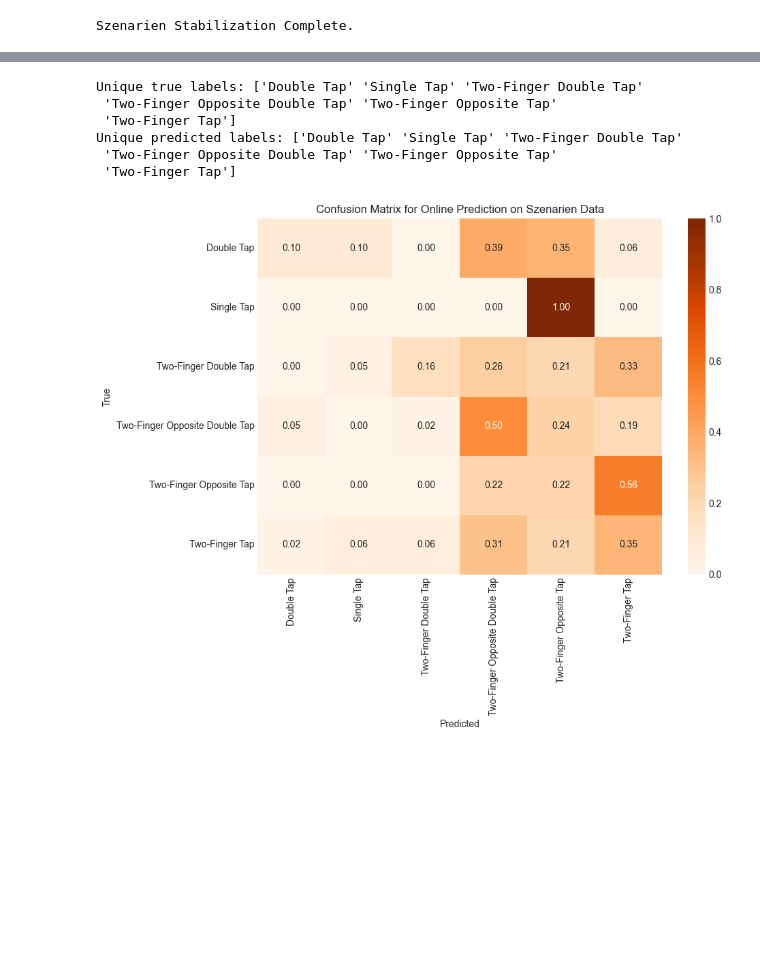
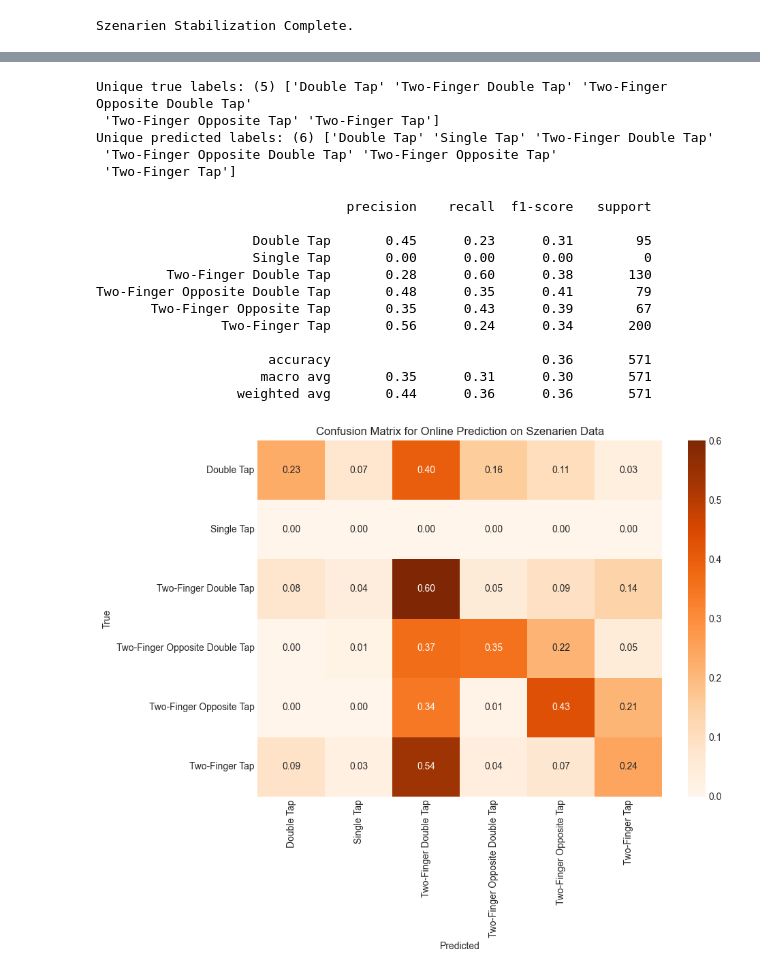
Before and after one commit to gutentag2012/master-knob-data-analysis, a Jupyter notebook: machinel-learning_lstm-tap.ipynb, the cells around one changed output, grey strips where cells are left out. Saved outputs shown, nothing was run; the diff lists cells and outputs as text; code cells hidden in the pictures; blank space fills up the shorter version.

```diff
--- a/machinel-learning_lstm-tap.ipynb
+++ b/machinel-learning_lstm-tap.ipynb
@@ -1186,7 +1341,7 @@ Unique session_task_ids in Szenarien data: 20
 # %%
 # Make feature_df
 szenarien_feature_df, szenarien_additional_columns = create_feature_df(szenarien_df)
-szenarien_feature_columns = SENSOR_COLUMNS + szenarien_additional_columns
+szenarien_feature_columns = get_column_names(szenarien_additional_columns)
 # %%
 streams = {}        # session_task_id -> X_stream (T, D)
 streams_labels = {} # session_task_id -> marker_label per frame (T,)
@@ -1274,24 +1468,18 @@ from sklearn.metrics import confusion_matrix, classification_report
 
 all_true = []
 all_pred = []
+all_probas = []
 
 # print streams keys
 did_it = 0
 for sid, X_stream in streams.items():
     did_it += 1
-    if did_it <= 3:
-        continue
     y_stream = streams_labels[sid]
-    preds, pred_times = predict_stream_online(X_stream)
+    preds, pred_times, real_labels, probas = predict_stream_online(X_stream, y_stream)
 
-    # Use center index for each window
-    centers = pred_times + max_len // 2
-
-    for p_label, c in zip(preds, centers):
-        if c >= len(y_stream):
-            continue
-        all_pred.append(p_label)
-        all_true.append(y_stream[c] if y_stream[c] is not None else "No Gesture")
+    all_true.extend(real_labels)
+    all_pred.extend(preds)
+    all_probas.extend(probas)
 
     # Print y_stream for those that are not none
     # print(f"True labels for stream {sid}:")
@@ -1299,48 +1487,79 @@ for sid, X_stream in streams.items():
     #     if y_stream[i] is not None:
     #         print(f"  Index {i}: {y_stream[i]}")
 
-    # if did_it >= 4:
+    # if did_it >= 1:
     #     break
 # %%
 # Print unique all_true and all_pred labels
 all_true = np.array(all_true)
 all_pred = np.array(all_pred)
+all_probas = np.array(all_probas)
 # Replace None with "No Gesture" in all_true
 all_true = np.array([label if label is not None and label != 'No Gesture' else "No Gesture" for label in all_true])
 unique_true_labels = np.unique(all_true)
 unique_pred_labels = np.unique(all_pred)
-print(f"Unique true labels: {unique_true_labels}")
-print(f"Unique predicted labels: {unique_pred_labels}")
+print(f"Unique true labels: ({len(unique_true_labels)}) {unique_true_labels}")
+print(f"Unique predicted labels: ({len(unique_pred_labels)}) {unique_pred_labels}")
 # %% [output]
-Unique true labels: ['Double Tap' 'Single Tap' 'Two-Finger Double Tap'
+Unique true labels: (5) ['Double Tap' 'Two-Finger Double Tap' 'Two-Finger Opposite Double Tap'
+ 'Two-Finger Opposite Tap' 'Two-Finger Tap']
+Unique predicted labels: (6) ['Double Tap' 'Single Tap' 'Two-Finger Double Tap'
  'Two-Finger Opposite Double Tap' 'Two-Finger Opposite Tap'
  'Two-Finger Tap']
-Unique predicted labels: ['Double Tap' 'Single Tap' 'Two-Finger Double Tap'
- 'Two-Finger Opposite Double Tap' 'Two-Finger Opposite Tap'
- 'Two-Finger Tap']
 # %%
 # Optionally restrict to known classes
 # map string labels -> indices with same LabelEncoder if classes match
-y_true_int = le.transform(all_true)           # if marker labels use same names
-y_pred_int = le.transform(all_pred)
+# extended_classes = np.append(le.classes_, "No Gesture")
 
-cm = confusion_matrix(y_true_int, y_pred_int)
-# print(classification_report(y_true_int, y_pred_int, target_names=le.classes_))
+# le_ext = LabelEncoder()
+# le_ext.fit(extended_classes)
+le_ext = le
 
+y_true_int = le_ext.transform(all_true)
+y_pred_int = le_ext.transform(all_pred)
+# y_true_int = le.transform(all_true)           # if marker labels use same names
+# y_pred_int = le.transform(all_pred)
+
+used_labels = np.unique(np.concatenate([y_true_int, y_pred_int]))
+used_target_names = le_ext.inverse_transform(used_labels)
+print(
+    classification_report(
+        y_true_int,
+        y_pred_int,
+        labels=used_labels,
+        target_names=used_target_names
+    )
+)
+
+cm = confusion_matrix(y_true_int, y_pred_int, labels=range(len(le_ext.classes_)))
 cm_norm = cm.astype('float') / cm.sum(axis=1)[:, np.newaxis]
+cm_norm = np.nan_to_num(cm_norm)
+
 plt.figure(figsize=(10, 8))
 sns.heatmap(
     cm_norm,
     annot=True,
     fmt=".2f",
-    xticklabels=le.classes_,
-    yticklabels=le.classes_,
+    xticklabels=le_ext.classes_,
+    yticklabels=le_ext.classes_,
     cmap="Oranges"
 )
 plt.xlabel("Predicted")
 plt.ylabel("True")
 plt.title("Confusion Matrix for Online Prediction on Szenarien Data")
 plt.tight_layout()
 plt.show()
 # %% [output]
+                                precision    recall  f1-score   support
+
+                    Double Tap       0.45      0.23      0.31        95
+                    Single Tap       0.00      0.00      0.00         0
+         Two-Finger Double Tap       0.28      0.60      0.38       130
+Two-Finger Opposite Double Tap       0.48      0.35      0.41        79
+       Two-Finger Opposite Tap       0.35      0.43      0.39        67
+                Two-Finger Tap       0.56      0.24      0.34       200
+
+                      accuracy                           0.36       571
+                     macro avg       0.35      0.31      0.30       571
+                  weighted avg       0.44      0.36      0.36       571
-[figure, old version]
+[figure, new version]
```
Also changed, not shown: parts of 57 cells of this notebook, 32 other files.
